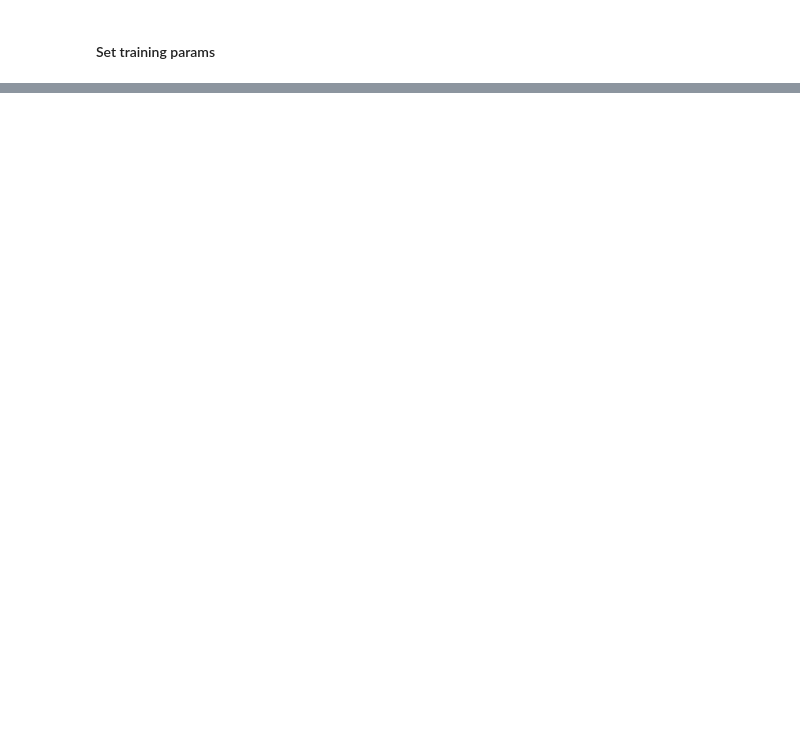
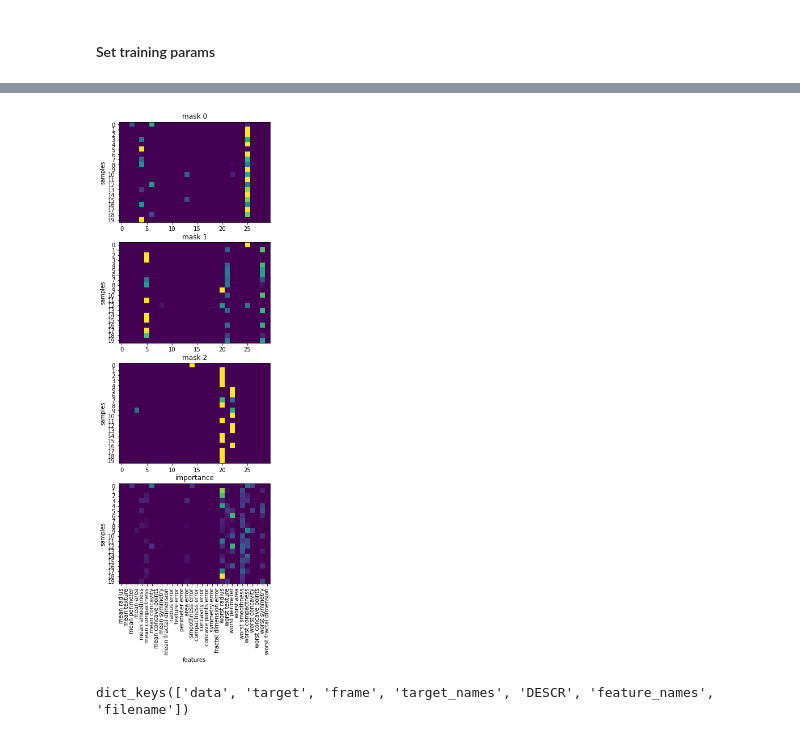
Before and after one commit to godofpdog/TabNet_Pytorch, a Jupyter notebook: [DEMO] Classification Task on Breast Cancer Dataset.ipynb, the cells around one changed output, grey strips where cells are left out. Drawn from its saved outputs; the diff is of its cells as text; code cells hidden in the pictures; blank space fills up the shorter version.

```diff
--- a/[DEMO] Classification Task on Breast Cancer Dataset.ipynb
+++ b/[DEMO] Classification Task on Breast Cancer Dataset.ipynb
@@ -45,0 +140,22 @@ tabnet.fit(X, y.reshape(-1, 1), batch_size=512, metrics=['acc'], max_epochs=200)
+# %%
+fig, axs = plt.subplots(4, 1, figsize=(5,15))
+
+for i in range(3):
+    axs[i].imshow(masks[i].cpu().numpy()[:20])
+#     axs[i].set_xlabel('features')
+    axs[i].set_ylabel('samples')
+    axs[i].set_title(f"mask {i}")
+    axs[i].set_yticks(range(20))
+#     axs[i].set_xticks(range(30))
+#     axs[i].set_xticklabels(feature_names, rotation=90)
+
+axs[3].imshow(importance.cpu().numpy()[:20, :])
+axs[3].set_xlabel('features')
+axs[3].set_ylabel('samples')
+axs[3].set_title('importance')
+axs[3].set_yticks(range(20))
+axs[3].set_xticks(range(30))
+axs[3].set_xticklabels(feature_names, rotation=90)
+plt.show()
+# %% [output]
+[figure, added]
@@ -45,0 +164,4 @@ tabnet.fit(X, y.reshape(-1, 1), batch_size=512, metrics=['acc'], max_epochs=200)
+# %%
+data.keys()
+# %% [output]
+dict_keys(['data', 'target', 'frame', 'target_names', 'DESCR', 'feature_names', 'filename'])
```
Also changed, not shown: parts of 13 cells of this notebook, 3 other files.
